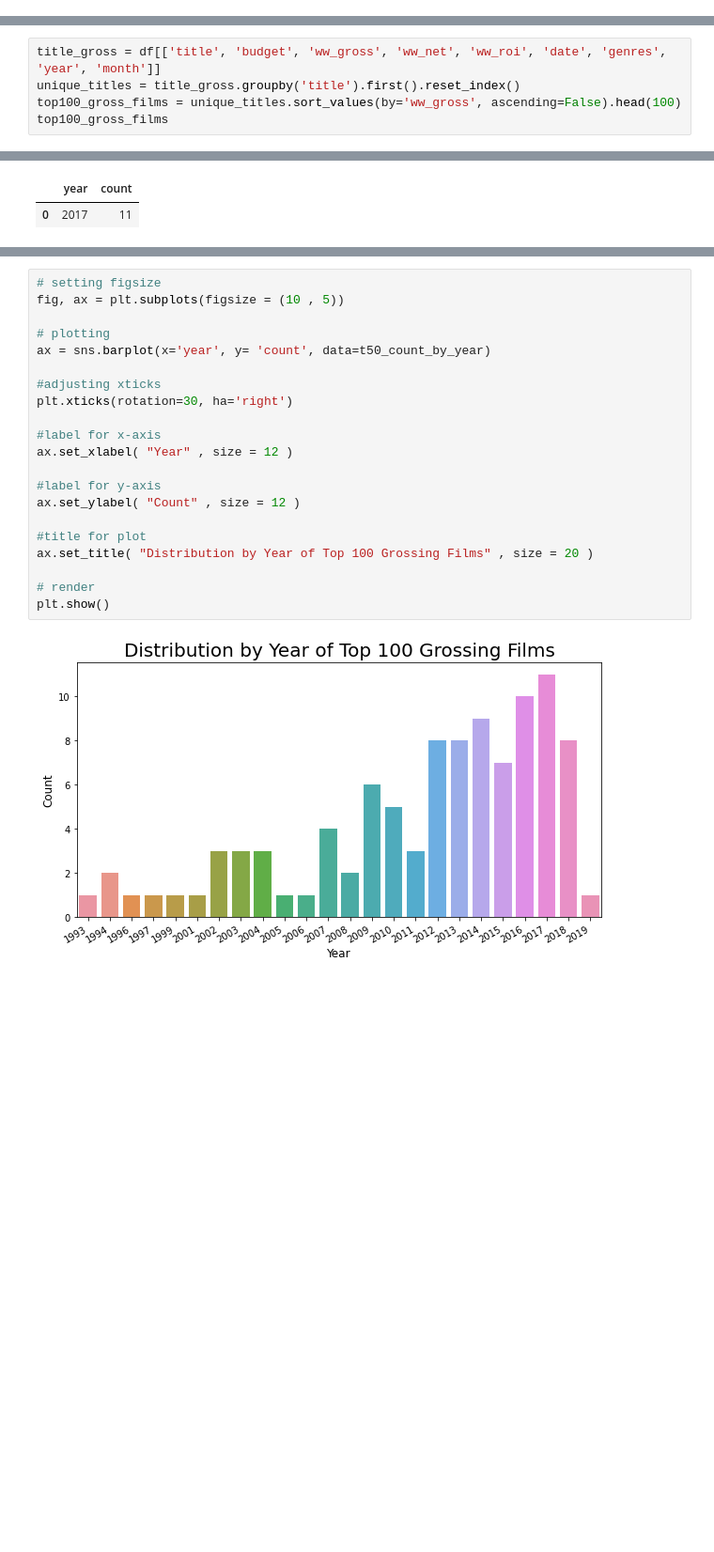
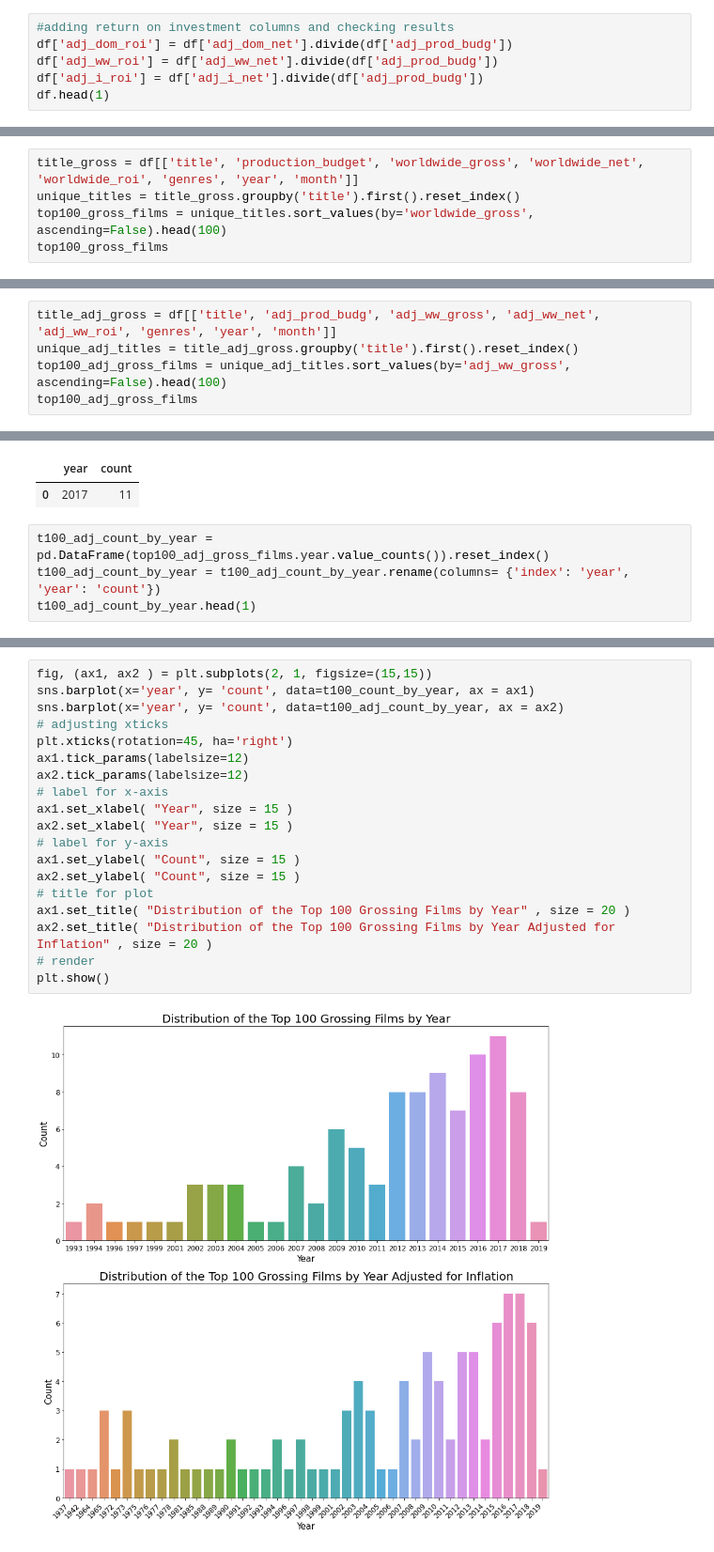
Before and after one commit to jeffreyhwatson/MS_Box_Office_Insights, a Jupyter notebook: rt_tn_workspace.ipynb, the cells around one changed output, grey strips where cells are left out. Shown at 94% size. Saved outputs shown, nothing was run; the diff lists cells and outputs as text; blank space fills up the shorter version.

```diff
--- a/rt_tn_workspace.ipynb
+++ b/rt_tn_workspace.ipynb
@@ -158,0 +184,6 @@ df.head(1)
+# %%
+#adding return on investment columns and checking results
+df['adj_dom_roi'] = df['adj_dom_net'].divide(df['adj_prod_budg'])
+df['adj_ww_roi'] = df['adj_ww_net'].divide(df['adj_prod_budg'])
+df['adj_i_roi'] = df['adj_i_net'].divide(df['adj_prod_budg'])
+df.head(1)
@@ -186,8 +222,8 @@ df.head()
 # %% [markdown]
 ## Top 100 Films by Worldwide Gross
 # %%
-title_gross = df[['title', 'budget', 'ww_gross', 'ww_net', 'ww_roi', 'date', 'genres', 'year', 'month']]
+title_gross = df[['title', 'production_budget', 'worldwide_gross', 'worldwide_net', 'worldwide_roi', 'genres', 'year', 'month']]
 unique_titles = title_gross.groupby('title').first().reset_index()
-top100_gross_films = unique_titles.sort_values(by='ww_gross', ascending=False).head(100)
+top100_gross_films = unique_titles.sort_values(by='worldwide_gross', ascending=False).head(100)
 top100_gross_films
 # %% [output]
@@ -206,0 +243,5 @@ top100_gross_films
+# %%
+title_adj_gross = df[['title', 'adj_prod_budg', 'adj_ww_gross', 'adj_ww_net', 'adj_ww_roi', 'genres', 'year', 'month']]
+unique_adj_titles = title_adj_gross.groupby('title').first().reset_index()
+top100_adj_gross_films = unique_adj_titles.sort_values(by='adj_ww_gross', ascending=False).head(100)
+top100_adj_gross_films
@@ -229,3 +313,7 @@ t100_count_by_year.head(1)
 # %% [output]
 |  | year | count |
 | 0 | 2017 | 11 |
+# %%
+t100_adj_count_by_year = pd.DataFrame(top100_adj_gross_films.year.value_counts()).reset_index()
+t100_adj_count_by_year = t100_adj_count_by_year.rename(columns= {'index': 'year', 'year': 'count'})
+t100_adj_count_by_year.head(1)
@@ -232,24 +323,22 @@ t100_count_by_year.head(1)
 # %%
-# setting figsize
-fig, ax = plt.subplots(figsize = (10 , 5))
-
-# plotting
-ax = sns.barplot(x='year', y= 'count', data=t50_count_by_year)
-
-#adjusting xticks
-plt.xticks(rotation=30, ha='right')
-
-#label for x-axis
-ax.set_xlabel( "Year" , size = 12 )
-
-#label for y-axis
-ax.set_ylabel( "Count" , size = 12 )
-
-#title for plot
-ax.set_title( "Distribution by Year of Top 100 Grossing Films" , size = 20 )
-
+fig, (ax1, ax2 ) = plt.subplots(2, 1, figsize=(15,15))
+sns.barplot(x='year', y= 'count', data=t100_count_by_year, ax = ax1)
+sns.barplot(x='year', y= 'count', data=t100_adj_count_by_year, ax = ax2)
+# adjusting xticks
+plt.xticks(rotation=45, ha='right')
+ax1.tick_params(labelsize=12)
+ax2.tick_params(labelsize=12)
+# label for x-axis
+ax1.set_xlabel( "Year", size = 15 )
+ax2.set_xlabel( "Year", size = 15 )
+# label for y-axis
+ax1.set_ylabel( "Count", size = 15 )
+ax2.set_ylabel( "Count", size = 15 )
+# title for plot
+ax1.set_title( "Distribution of the Top 100 Grossing Films by Year" , size = 20 )
+ax2.set_title( "Distribution of the Top 100 Grossing Films by Year Adjusted for Inflation" , size = 20 )
 # render
 plt.show()
 # %% [output]
-[figure, old version]
+[figure, new version]
 # %%
```
Also changed, not shown: parts of 34 cells of this notebook, 1 other file.
